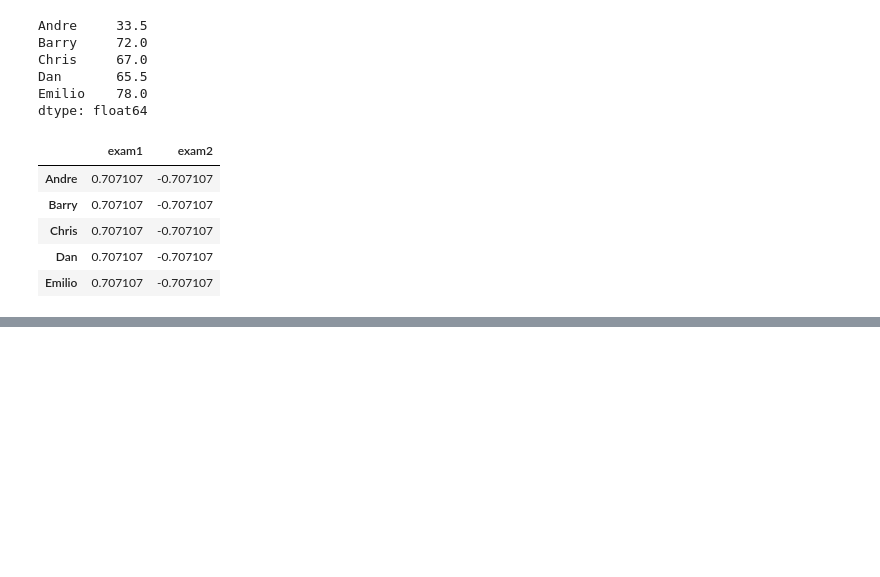
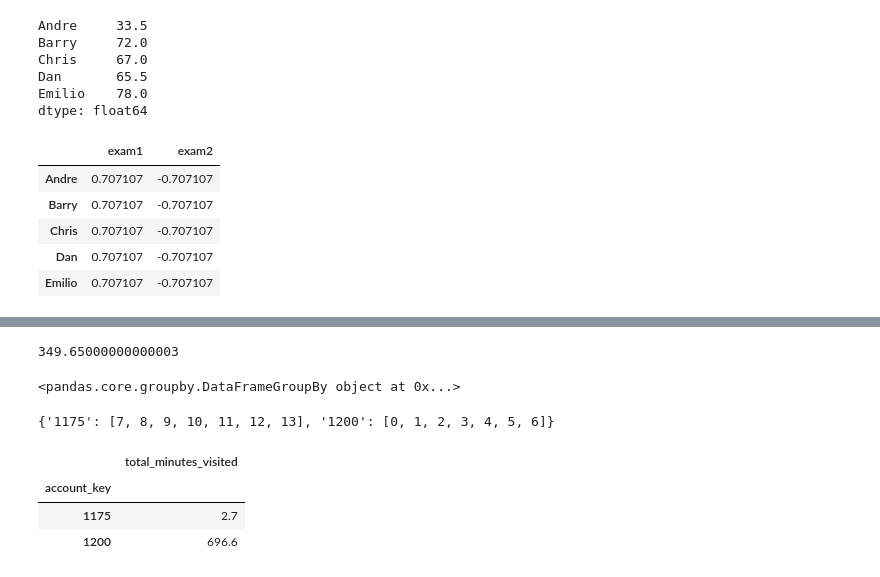
Before and after one commit to jorellano/Data-Analysis, a Jupyter notebook: lesson 3/Lesson 3 Pt 2/Lesson 3 pt 2.ipynb, the cells around one changed output, grey strips where cells are left out. Cells and saved outputs as stored; diff of their text form; code cells hidden in the pictures; blank space fills up the shorter version.

```diff
--- a/lesson 3/Lesson 3 Pt 2/Lesson 3 pt 2.ipynb
+++ b/lesson 3/Lesson 3 Pt 2/Lesson 3 pt 2.ipynb
@@ -427,0 +435,38 @@ mean_diffs.div(grades_df.std(axis='columns'), axis='index')
+# %%
+import pandas as pd
+
+engagement_df = pd.DataFrame({
+    'account_key': ['1200', '1200', '1200', '1200', '1200',
+                    '1200', '1200', '1175', '1175', '1175',
+                    '1175', '1175', '1175', '1175'],
+    'utc_date': ['2015-03-04', '2015-03-05', '2015-03-06', '2015-03-07',
+                 '2015-03-08', '2015-03-09', '2015-03-10', '2015-04-02',
+                 '2015-04-03', '2015-04-04', '2015-04-05', '2015-04-06',
+                 '2015-04-07', '2015-04-08'],
+    'total_minutes_visited': [114.9, 43.4, 187.8, 150.1, 191.6, 0, 8.8,
+                              2.7, 0, 0, 0, 0, 0, 0,]
+    })
+# %%
+# will explain what this function does
+engagement_df.groupby('account_key').sum()['total_minutes_visited'].mean()
+# %% [output]
+349.65000000000003
+# %%
+# 1st : smaller dictionary mapping e/ acct key to a smaller df containing only rows that match that acct key
+engagement_df.groupby('account_key')
+# %% [output]
+<pandas.core.groupby.DataFrameGroupBy object at 0x...>
+# %%
+#1st because I am going to define the groups function
+
+engagement_df.groupby('account_key').groups
+# %% [output]
+{'1175': [7, 8, 9, 10, 11, 12, 13], '1200': [0, 1, 2, 3, 4, 5, 6]}
+# %%
+#
+engagement_df.groupby('account_key').sum()
+# %% [output]
+|  | total_minutes_visited |
+| account_key |  |
+| 1175 | 2.7 |
+| 1200 | 696.6 |
```
Also changed, not shown: parts of 1 cell of this notebook.
